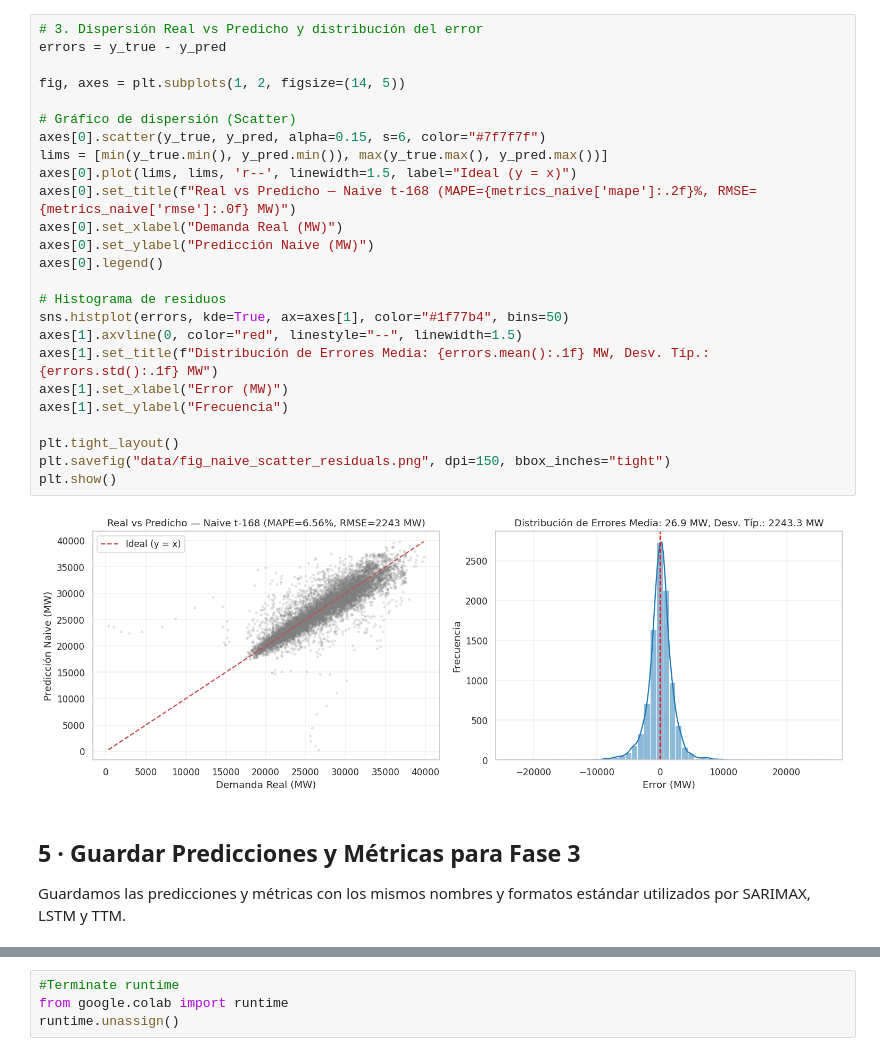
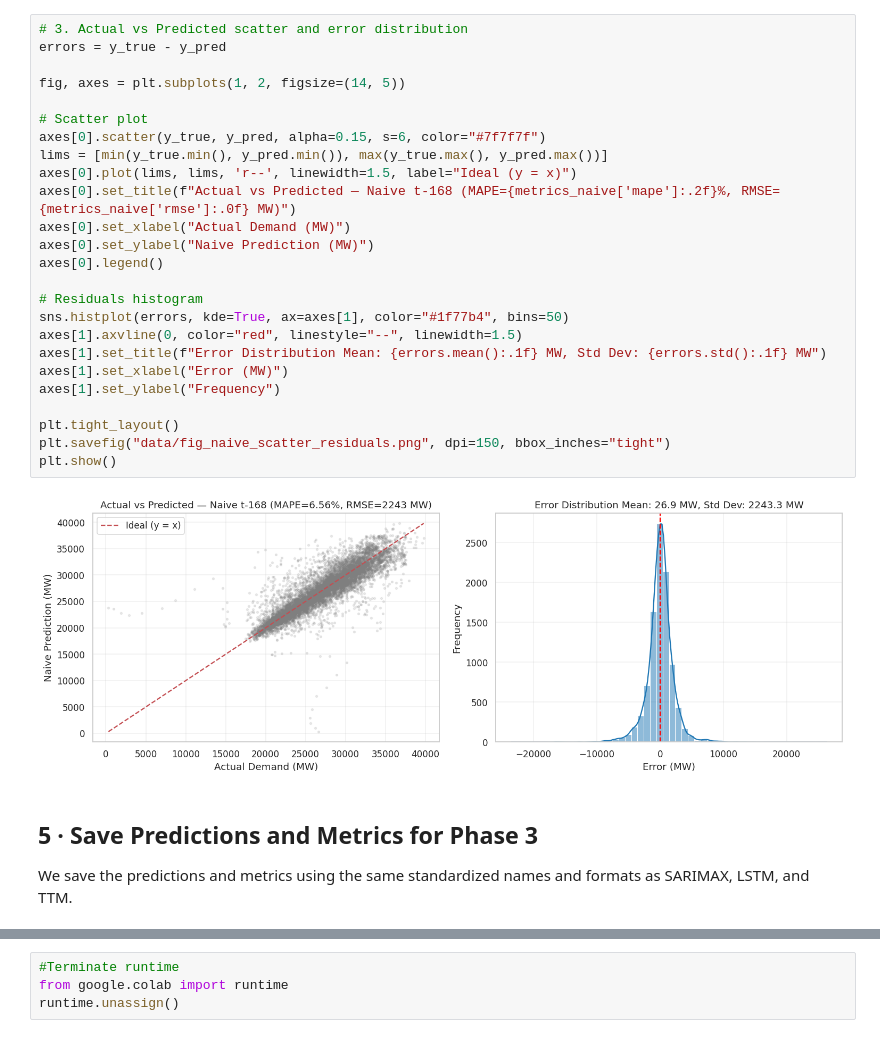
Before and after one commit to antonionc/pred_demanda, a Jupyter notebook: fase3_0_baseline_naive.ipynb, the cells around one changed output, grey strips where cells are left out. Cells and saved outputs as stored; diff of their text form.

```diff
--- a/fase3_0_baseline_naive.ipynb
+++ b/fase3_0_baseline_naive.ipynb
@@ -193,32 +193,32 @@ plt.show()
 # %%
-# 3. Dispersión Real vs Predicho y distribución del error
+# 3. Actual vs Predicted scatter and error distribution
 errors = y_true - y_pred
 
 fig, axes = plt.subplots(1, 2, figsize=(14, 5))
 
-# Gráfico de dispersión (Scatter)
+# Scatter plot
 axes[0].scatter(y_true, y_pred, alpha=0.15, s=6, color="#7f7f7f")
 lims = [min(y_true.min(), y_pred.min()), max(y_true.max(), y_pred.max())]
 axes[0].plot(lims, lims, 'r--', linewidth=1.5, label="Ideal (y = x)")
-axes[0].set_title(f"Real vs Predicho — Naive t-168 (MAPE={metrics_naive['mape']:.2f}%, RMSE={metrics_naive['rmse']:.0f} MW)")
-axes[0].set_xlabel("Demanda Real (MW)")
-axes[0].set_ylabel("Predicción Naive (MW)")
+axes[0].set_title(f"Actual vs Predicted — Naive t-168 (MAPE={metrics_naive['mape']:.2f}%, RMSE={metrics_naive['rmse']:.0f} MW)")
+axes[0].set_xlabel("Actual Demand (MW)")
+axes[0].set_ylabel("Naive Prediction (MW)")
 axes[0].legend()
 
-# Histograma de residuos
+# Residuals histogram
 sns.histplot(errors, kde=True, ax=axes[1], color="#1f77b4", bins=50)
 axes[1].axvline(0, color="red", linestyle="--", linewidth=1.5)
-axes[1].set_title(f"Distribución de Errores Media: {errors.mean():.1f} MW, Desv. Típ.: {errors.std():.1f} MW")
+axes[1].set_title(f"Error Distribution Mean: {errors.mean():.1f} MW, Std Dev: {errors.std():.1f} MW")
 axes[1].set_xlabel("Error (MW)")
-axes[1].set_ylabel("Frecuencia")
+axes[1].set_ylabel("Frequency")
 
 plt.tight_layout()
 plt.savefig("data/fig_naive_scatter_residuals.png", dpi=150, bbox_inches="tight")
 plt.show()
 # %% [output]
-[figure, old version]
+[figure, new version]
 # %% [markdown]
-## 5 · Guardar Predicciones y Métricas para Fase 3
+## 5 · Save Predictions and Metrics for Phase 3
 
-Guardamos las predicciones y métricas con los mismos nombres y formatos estándar utilizados por SARIMAX, LSTM y TTM.
+We save the predictions and metrics using the same standardized names and formats as SARIMAX, LSTM, and TTM.
 # %%
```
Also changed, not shown: parts of 13 cells of this notebook.
